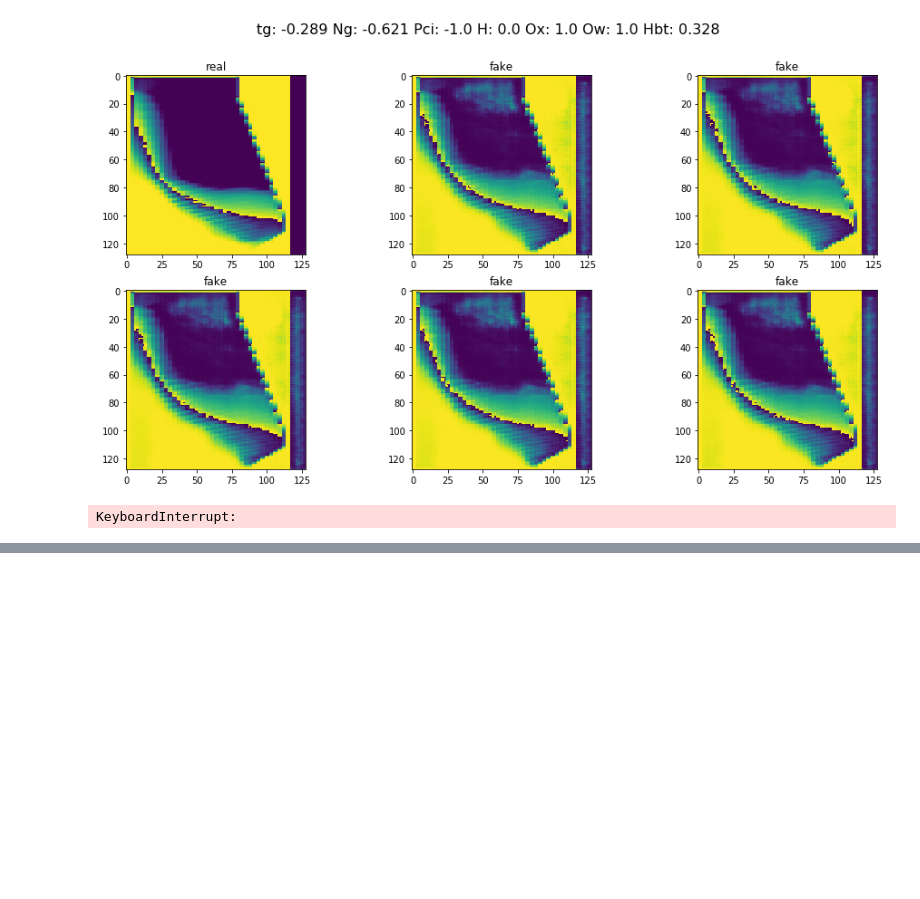
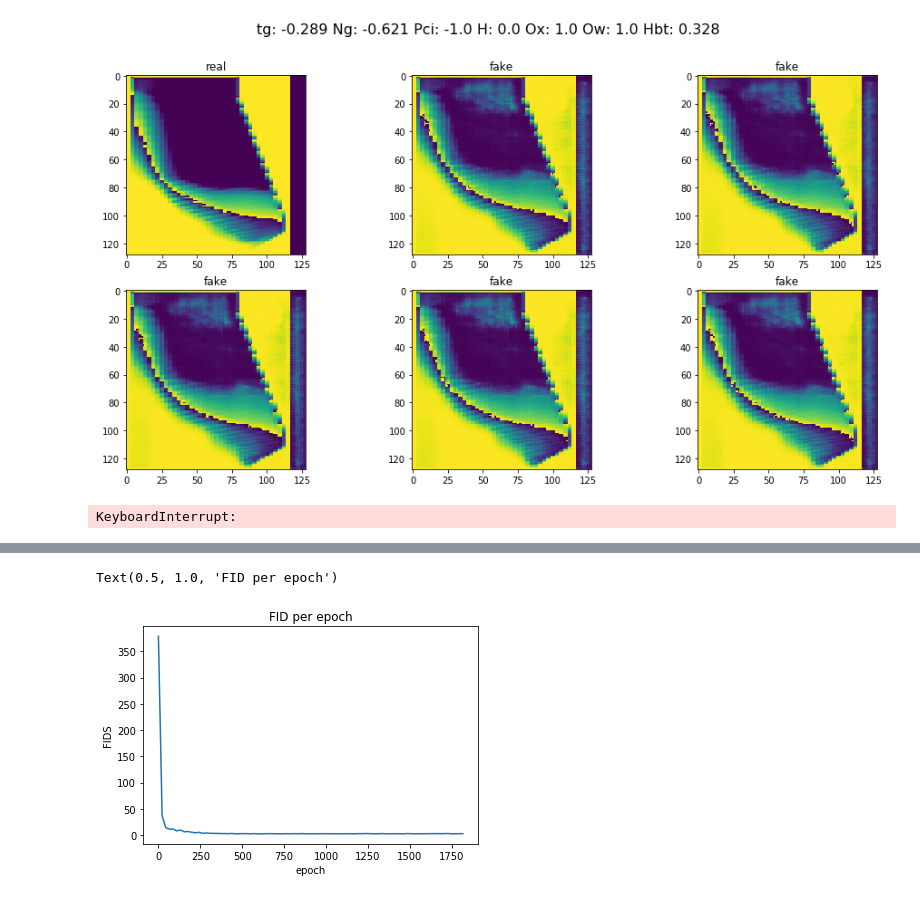
Before and after one commit to JoeyShapiro/blast-furnace-cgan, a Jupyter notebook: cgan.ipynb, the cells around one changed output, grey strips where cells are left out. Cells and saved outputs as stored; diff of their text form; code cells hidden in the pictures; blank space fills up the shorter version.

```diff
--- a/cgan.ipynb
+++ b/cgan.ipynb
@@ -1062,0 +1108,9 @@ Text(0.5, 1.0, 'PSNR per epoch')
+# %%
+# create a plot of the metrics
+plt.plot([metric['epoch'] for metric in metrics], fids)
+plt.xlabel('epoch')
+plt.ylabel('FIDS')
+plt.title('FID per epoch')
+# %% [output]
+Text(0.5, 1.0, 'FID per epoch')
+[figure, added]
```
Also changed, not shown: parts of 4 cells of this notebook.
